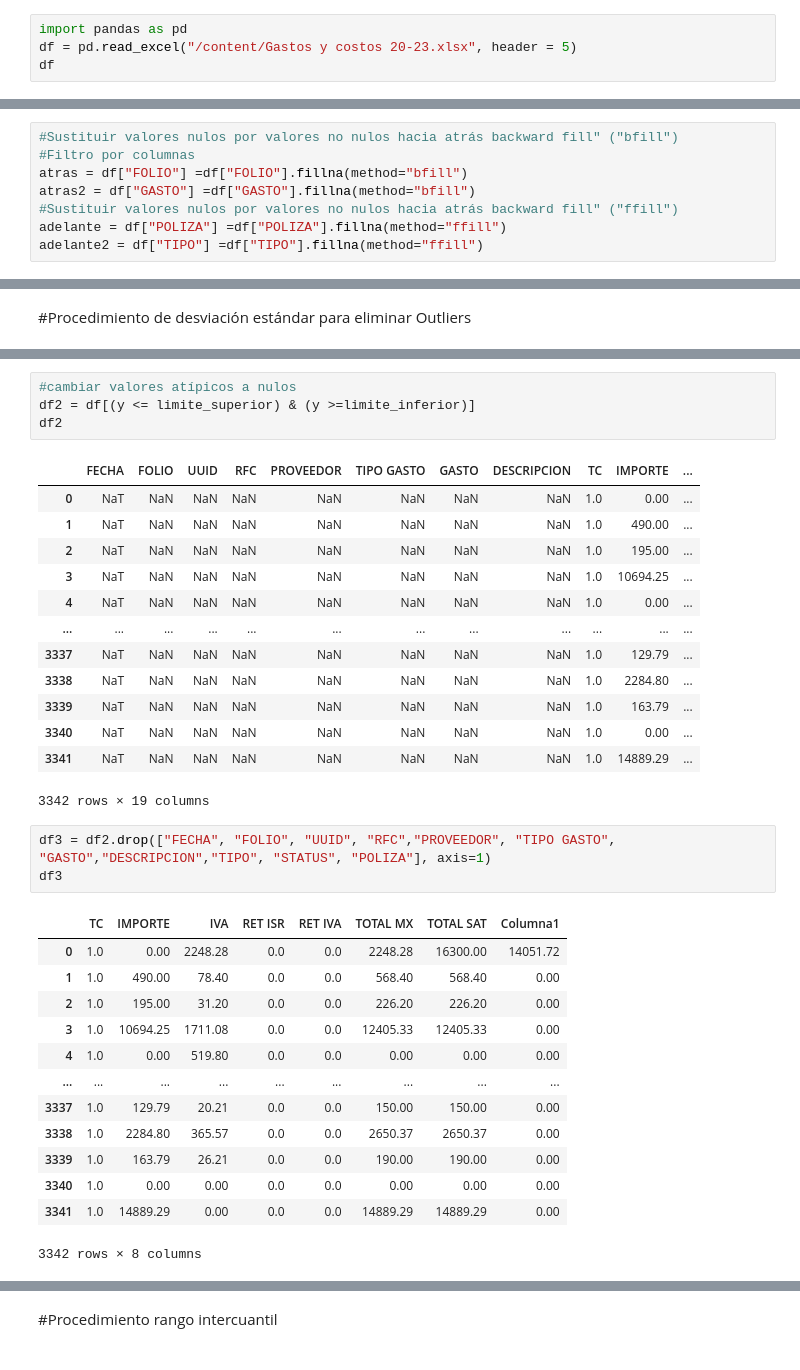
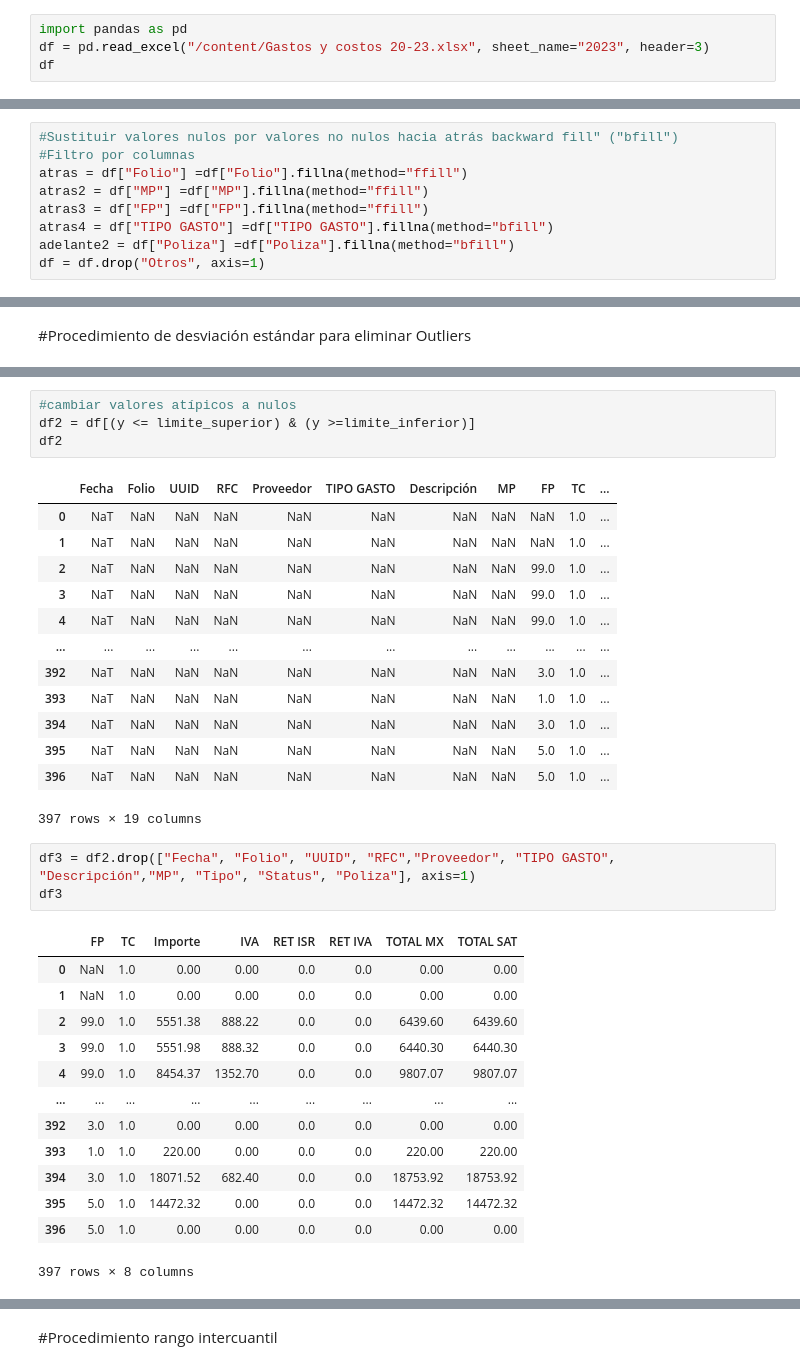
Before and after one commit to SofiaGom/ValoresAtipicos, a Jupyter notebook: Actividad3_SG.ipynb, the cells around one changed output, grey strips where cells are left out. Cells and saved outputs as stored; diff of their text form.

```diff
--- a/Actividad3_SG.ipynb
+++ b/Actividad3_SG.ipynb
@@ -5,6 +5,6 @@
 #Sofía Gómez Torres A01660774
 # %%
 import pandas as pd
-df = pd.read_excel("/content/Gastos y costos 20-23.xlsx", header = 5)
+df = pd.read_excel("/content/Gastos y costos 20-23.xlsx", sheet_name="2023", header=3)
 df
 # %% [output]
@@ -87,8 +67,9 @@ Name: FOLIO, Length: 132, dtype: int64
 # %%
 #Sustituir valores nulos por valores no nulos hacia atrás backward fill" ("bfill")
 #Filtro por columnas
-atras = df["FOLIO"] =df["FOLIO"].fillna(method="bfill")
-atras2 = df["GASTO"] =df["GASTO"].fillna(method="bfill")
-#Sustituir valores nulos por valores no nulos hacia atrás backward fill" ("ffill")
-adelante = df["POLIZA"] =df["POLIZA"].fillna(method="ffill")
-adelante2 = df["TIPO"] =df["TIPO"].fillna(method="ffill")
+atras = df["Folio"] =df["Folio"].fillna(method="ffill")
+atras2 = df["MP"] =df["MP"].fillna(method="ffill")
+atras3 = df["FP"] =df["FP"].fillna(method="ffill")
+atras4 = df["TIPO GASTO"] =df["TIPO GASTO"].fillna(method="bfill")
+adelante2 = df["Poliza"] =df["Poliza"].fillna(method="bfill")
+df = df.drop("Otros", axis=1)
@@ -161,36 +137,36 @@ dtype: object
 df2 = df[(y <= limite_superior) & (y >=limite_inferior)]
 df2
 # %% [output]
-|  | FECHA | FOLIO | UUID | RFC | PROVEEDOR | TIPO GASTO | GASTO | DESCRIPCION | TC | IMPORTE | ... |
-| 0 | NaT | NaN | NaN | NaN | NaN | NaN | NaN | NaN | 1.0 | 0.00 | ... |
-| 1 | NaT | NaN | NaN | NaN | NaN | NaN | NaN | NaN | 1.0 | 490.00 | ... |
-| 2 | NaT | NaN | NaN | NaN | NaN | NaN | NaN | NaN | 1.0 | 195.00 | ... |
-| 3 | NaT | NaN | NaN | NaN | NaN | NaN | NaN | NaN | 1.0 | 10694.25 | ... |
-| 4 | NaT | NaN | NaN | NaN | NaN | NaN | NaN | NaN | 1.0 | 0.00 | ... |
+|  | Fecha | Folio | UUID | RFC | Proveedor | TIPO GASTO | Descripción | MP | FP | TC | ... |
+| 0 | NaT | NaN | NaN | NaN | NaN | NaN | NaN | NaN | NaN | 1.0 | ... |
+| 1 | NaT | NaN | NaN | NaN | NaN | NaN | NaN | NaN | NaN | 1.0 | ... |
+| 2 | NaT | NaN | NaN | NaN | NaN | NaN | NaN | NaN | 99.0 | 1.0 | ... |
+| 3 | NaT | NaN | NaN | NaN | NaN | NaN | NaN | NaN | 99.0 | 1.0 | ... |
+| 4 | NaT | NaN | NaN | NaN | NaN | NaN | NaN | NaN | 99.0 | 1.0 | ... |
 | ... | ... | ... | ... | ... | ... | ... | ... | ... | ... | ... | ... |
-| 3337 | NaT | NaN | NaN | NaN | NaN | NaN | NaN | NaN | 1.0 | 129.79 | ... |
-| 3338 | NaT | NaN | NaN | NaN | NaN | NaN | NaN | NaN | 1.0 | 2284.80 | ... |
-| 3339 | NaT | NaN | NaN | NaN | NaN | NaN | NaN | NaN | 1.0 | 163.79 | ... |
-| 3340 | NaT | NaN | NaN | NaN | NaN | NaN | NaN | NaN | 1.0 | 0.00 | ... |
-| 3341 | NaT | NaN | NaN | NaN | NaN | NaN | NaN | NaN | 1.0 | 14889.29 | ... |
+| 392 | NaT | NaN | NaN | NaN | NaN | NaN | NaN | NaN | 3.0 | 1.0 | ... |
+| 393 | NaT | NaN | NaN | NaN | NaN | NaN | NaN | NaN | 1.0 | 1.0 | ... |
+| 394 | NaT | NaN | NaN | NaN | NaN | NaN | NaN | NaN | 3.0 | 1.0 | ... |
+| 395 | NaT | NaN | NaN | NaN | NaN | NaN | NaN | NaN | 5.0 | 1.0 | ... |
+| 396 | NaT | NaN | NaN | NaN | NaN | NaN | NaN | NaN | 5.0 | 1.0 | ... |
-3342 rows × 19 columns
+397 rows × 19 columns
 # %%
-df3 = df2.drop(["FECHA", "FOLIO", "UUID", "RFC","PROVEEDOR", "TIPO GASTO", "GASTO","DESCRIPCION","TIPO", "STATUS", "POLIZA"], axis=1)
+df3 = df2.drop(["Fecha", "Folio", "UUID", "RFC","Proveedor", "TIPO GASTO", "Descripción","MP", "Tipo", "Status", "Poliza"], axis=1)
 df3
 # %% [output]
-|  | TC | IMPORTE | IVA | RET ISR | RET IVA | TOTAL MX | TOTAL SAT | Columna1 |
-| 0 | 1.0 | 0.00 | 2248.28 | 0.0 | 0.0 | 2248.28 | 16300.00 | 14051.72 |
-| 1 | 1.0 | 490.00 | 78.40 | 0.0 | 0.0 | 568.40 | 568.40 | 0.00 |
-| 2 | 1.0 | 195.00 | 31.20 | 0.0 | 0.0 | 226.20 | 226.20 | 0.00 |
-| 3 | 1.0 | 10694.25 | 1711.08 | 0.0 | 0.0 | 12405.33 | 12405.33 | 0.00 |
-| 4 | 1.0 | 0.00 | 519.80 | 0.0 | 0.0 | 0.00 | 0.00 | 0.00 |
+|  | FP | TC | Importe | IVA | RET ISR | RET IVA | TOTAL MX | TOTAL SAT |
+| 0 | NaN | 1.0 | 0.00 | 0.00 | 0.0 | 0.0 | 0.00 | 0.00 |
+| 1 | NaN | 1.0 | 0.00 | 0.00 | 0.0 | 0.0 | 0.00 | 0.00 |
+| 2 | 99.0 | 1.0 | 5551.38 | 888.22 | 0.0 | 0.0 | 6439.60 | 6439.60 |
+| 3 | 99.0 | 1.0 | 5551.98 | 888.32 | 0.0 | 0.0 | 6440.30 | 6440.30 |
+| 4 | 99.0 | 1.0 | 8454.37 | 1352.70 | 0.0 | 0.0 | 9807.07 | 9807.07 |
 | ... | ... | ... | ... | ... | ... | ... | ... | ... |
-| 3337 | 1.0 | 129.79 | 20.21 | 0.0 | 0.0 | 150.00 | 150.00 | 0.00 |
-| 3338 | 1.0 | 2284.80 | 365.57 | 0.0 | 0.0 | 2650.37 | 2650.37 | 0.00 |
-| 3339 | 1.0 | 163.79 | 26.21 | 0.0 | 0.0 | 190.00 | 190.00 | 0.00 |
-| 3340 | 1.0 | 0.00 | 0.00 | 0.0 | 0.0 | 0.00 | 0.00 | 0.00 |
-| 3341 | 1.0 | 14889.29 | 0.00 | 0.0 | 0.0 | 14889.29 | 14889.29 | 0.00 |
+| 392 | 3.0 | 1.0 | 0.00 | 0.00 | 0.0 | 0.0 | 0.00 | 0.00 |
+| 393 | 1.0 | 1.0 | 220.00 | 0.00 | 0.0 | 0.0 | 220.00 | 220.00 |
+| 394 | 3.0 | 1.0 | 18071.52 | 682.40 | 0.0 | 0.0 | 18753.92 | 18753.92 |
+| 395 | 5.0 | 1.0 | 14472.32 | 0.00 | 0.0 | 0.0 | 14472.32 | 14472.32 |
+| 396 | 5.0 | 1.0 | 0.00 | 0.00 | 0.0 | 0.0 | 0.00 | 0.00 |
-3342 rows × 8 columns
+397 rows × 8 columns
 # %%
 #corroboramos los valores nulos
 df3.isnull().sum()
```
Also changed, not shown: parts of 21 cells of this notebook.
